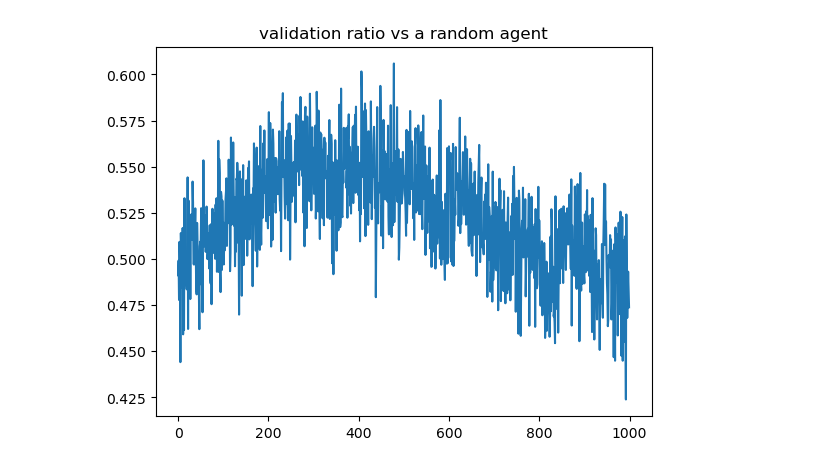
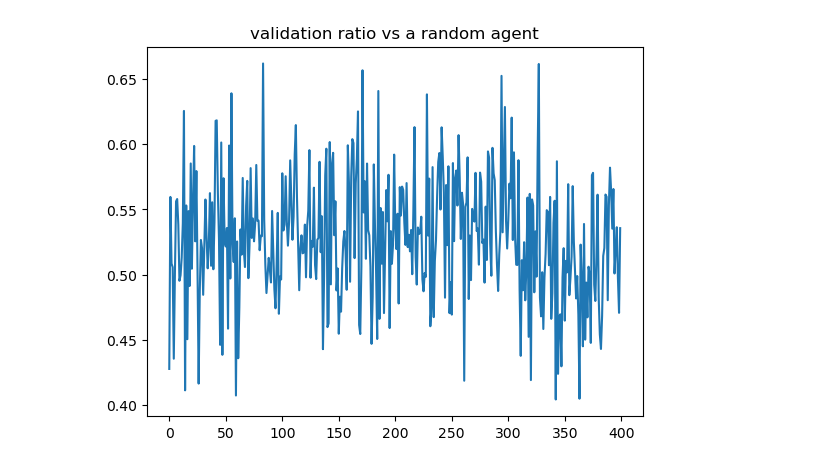
Before and after one commit to vcvcvnvcvcvn/abstract_battle, a Jupyter notebook: nfsp_nb.ipynb, the cells around one changed output. Saved outputs shown, nothing was run; the diff lists cells and outputs as text; code cells hidden in the pictures.

```diff
--- a/nfsp_nb.ipynb
+++ b/nfsp_nb.ipynb
@@ -33,9 +31,9 @@ plt.savefig('fig/loss.png')
 # %%
-plt.plot(np.array(result['ratio'][0]))
+plt.plot(np.array(result['ratio'][1]))
 plt.title('validation ratio vs a random agent')
 plt.savefig('fig/val_ratio.png')
 # %% [output]
-[figure, old version]
+[figure, new version]
 # %%
 ratio = np.cumsum((np.array(result['p1_reward'])+1)/2)/np.arange(1,len(result['p1_reward'])+1)
 plt.plot(ratio)
```
Also changed, not shown: parts of 28 cells of this notebook, 13 other files.
